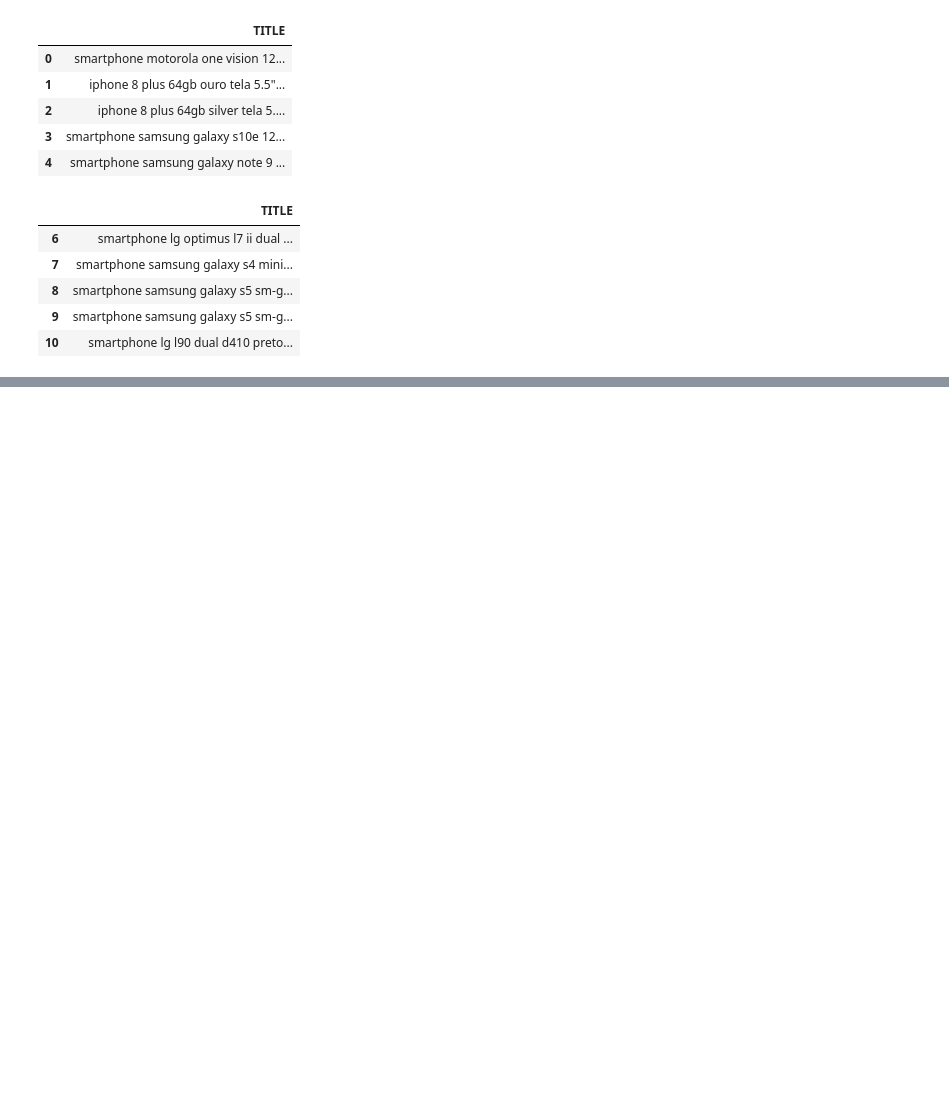
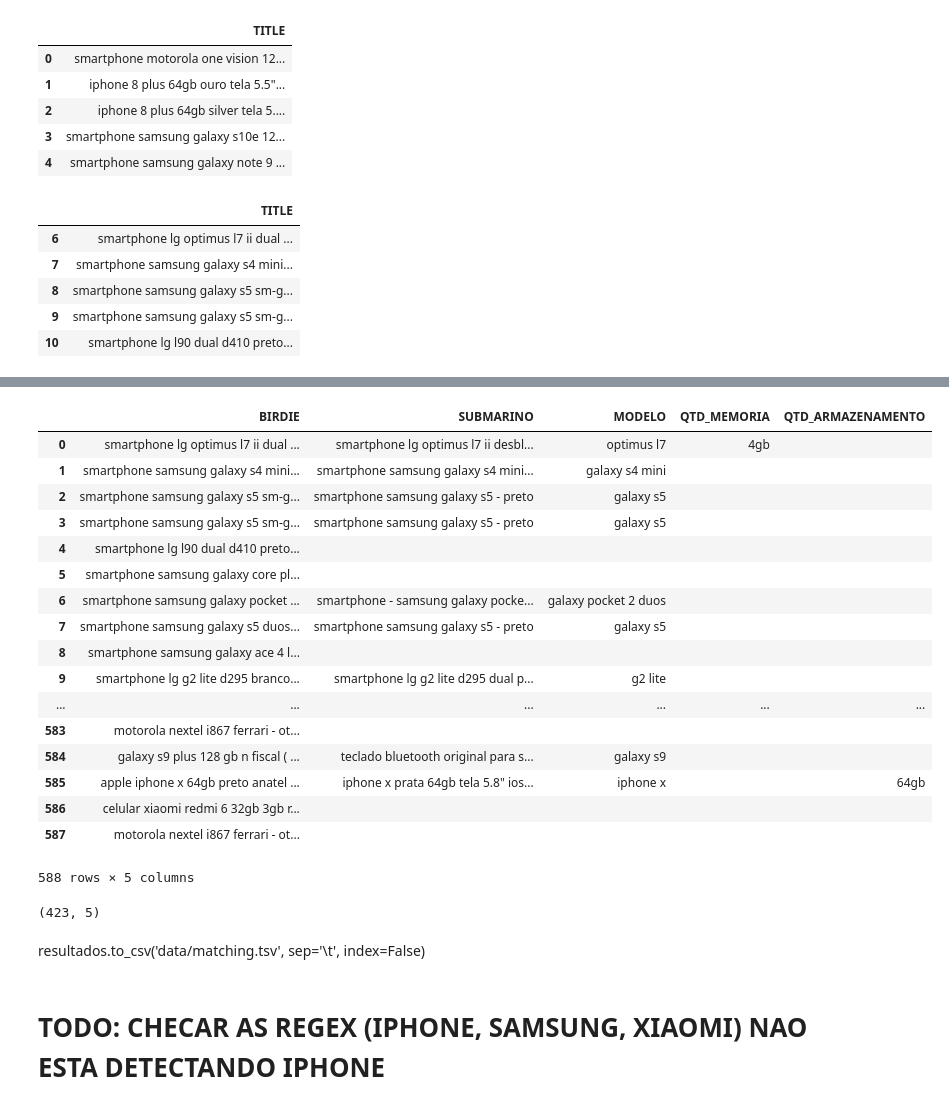
Before and after one commit to JAugusto97/SmartphoneClassifier, a Jupyter notebook: birdie_ps_2019.ipynb, the cells around one changed output, grey strips where cells are left out. Drawn from its saved outputs; the diff is of its cells as text; code cells hidden in the pictures; blank space fills up the shorter version.

```diff
--- a/birdie_ps_2019.ipynb
+++ b/birdie_ps_2019.ipynb
@@ -515,8 +642,5 @@ for i in range(len(submarino_data)):
 matches = []
 i = 0
 for smartphone in birdie_smartphones:
-    match = process.extractOne(smartphone, submarino_smartphones)
+    match = process.extractOne(smartphone, submarino_smartphones, score_cutoff=100)
     matches.append(match)
-    if i == 20:
-        break
-    i += 1
@@ -523,4 +656,7 @@ for smartphone in birdie_smartphones:
 # %%
 indices = []
 for match in matches:
-    indices.append(submarino_smartphones.index(match[0]))
+    if match:
+        indices.append(submarino_smartphones.index(match[0]))
+    else:
+        indices.append(None)
@@ -551,0 +663,50 @@ df
+# %%
+smartphones = []
+modelos = []
+qtds_memoria = []
+qtds_armazenamento = []
+
+for index in indices:
+    if index:
+        smartphone = submarino_data.iloc[index, 0]
+        modelo = submarino_data.iloc[index, 1]
+        qtd_memoria = submarino_data.iloc[index, 2]
+        qtd_armazenamento = submarino_data.iloc[index, 3]
+    else:
+        smartphone = ''
+        modelo = ''
+        qtd_memoria = ''
+        qtd_armazenamento = ''
+
+    smartphones.append(smartphone)
+    modelos.append(modelo)
+    qtds_memoria.append(qtd_memoria)
+    qtds_armazenamento.append(qtd_armazenamento)
+# %%
+resultados = pd.DataFrame(columns=['BIRDIE','SUBMARINO'])
+resultados['BIRDIE'] = birdie_data.iloc[:, 0]
+resultados['SUBMARINO'] = smartphones
+resultados['MODELO'] = modelos
+resultados['QTD_MEMORIA'] = qtds_memoria
+resultados['QTD_ARMAZENAMENTO'] = qtds_armazenamento
+# %%
+resultados
+# %% [output]
+|  | BIRDIE | SUBMARINO | MODELO | QTD_MEMORIA | QTD_ARMAZENAMENTO |
+| 0 | smartphone lg optimus l7 ii dual ... | smartphone lg optimus l7 ii desbl... | optimus l7 | 4gb |  |
+| 1 | smartphone samsung galaxy s4 mini... | smartphone samsung galaxy s4 mini... | galaxy s4 mini |  |  |
+| 2 | smartphone samsung galaxy s5 sm-g... | smartphone samsung galaxy s5 - preto | galaxy s5 |  |  |
+| 3 | smartphone samsung galaxy s5 sm-g... | smartphone samsung galaxy s5 - preto | galaxy s5 |  |  |
+| 4 | smartphone lg l90 dual d410 preto... |  |  |  |  |
+| 5 | smartphone samsung galaxy core pl... |  |  |  |  |
+| 6 | smartphone samsung galaxy pocket ... | smartphone - samsung galaxy pocke... | galaxy pocket 2 duos |  |  |
+| 7 | smartphone samsung galaxy s5 duos... | smartphone samsung galaxy s5 - preto | galaxy s5 |  |  |
+| 8 | smartphone samsung galaxy ace 4 l... |  |  |  |  |
+| 9 | smartphone lg g2 lite d295 branco... | smartphone lg g2 lite d295 dual p... | g2 lite |  |  |
+| ... | ... | ... | ... | ... | ... |
+| 583 | motorola nextel i867 ferrari - ot... |  |  |  |  |
+| 584 | galaxy s9 plus 128 gb n fiscal ( ... | teclado bluetooth original para s... | galaxy s9 |  |  |
+| 585 | apple iphone x 64gb preto anatel ... | iphone x prata 64gb tela 5.8" ios... | iphone x |  | 64gb |
+| 586 | celular xiaomi redmi 6 32gb 3gb r... |  |  |  |  |
+| 587 | motorola nextel i867 ferrari - ot... |  |  |  |  |
+588 rows × 5 columns
@@ -551,0 +715,8 @@ df
+# %%
+resultados.shape
+# %% [output]
+(423, 5)
+# %% [markdown]
+resultados.to_csv('data/matching.tsv', sep='\t', index=False)
+# %% [markdown]
+# TODO: CHECAR AS REGEX (IPHONE, SAMSUNG, XIAOMI) NAO ESTA DETECTANDO IPHONE
```
Also changed, not shown: parts of 28 cells of this notebook, 10 other files.
